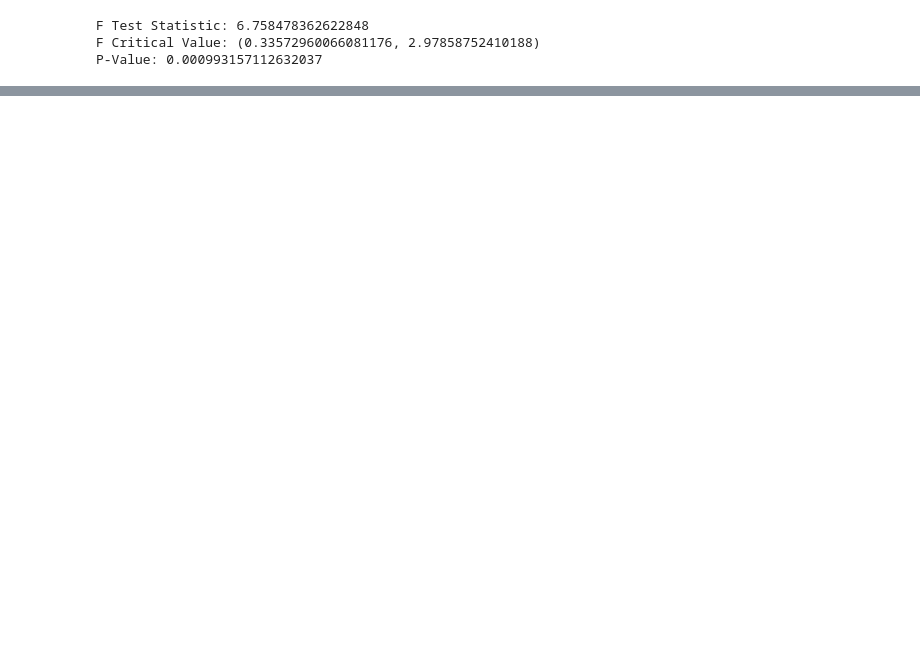
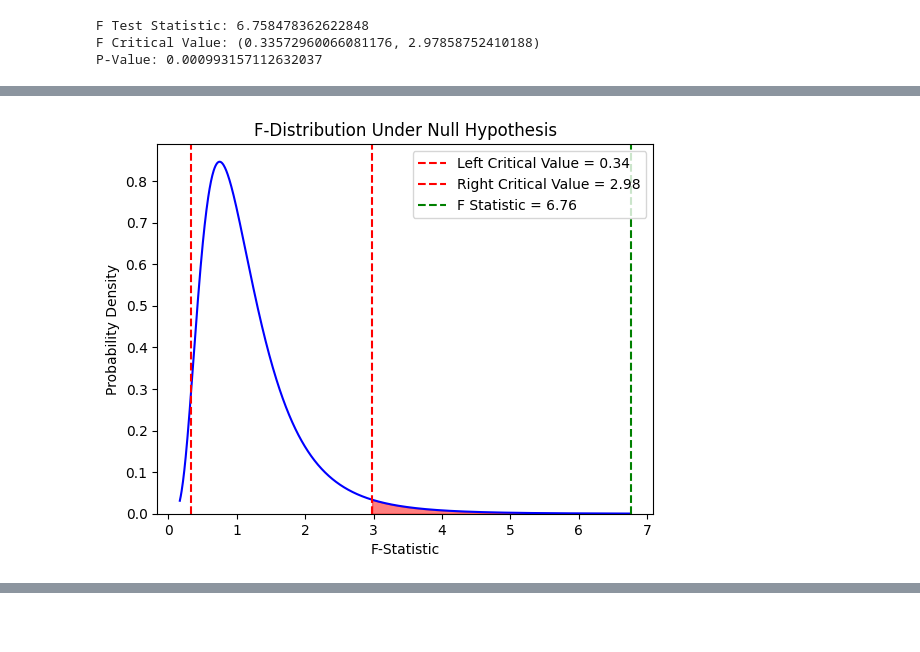
Before and after one commit to Caveexplorer/cdc_api_project, a Jupyter notebook: cdc_eda.ipynb, the cells around one changed output, grey strips where cells are left out. Cells and saved outputs as stored; diff of their text form; code cells hidden in the pictures; blank space fills up the shorter version.

```diff
--- a/cdc_eda.ipynb
+++ b/cdc_eda.ipynb
@@ -180,10 +272,10 @@ for i, race in enumerate(races):
     ax = axs[i // cols, i % cols]
 
     sample = df[df['race'] == race]['death_rate'] # sample constitutes the race being KS tested through each iteration
-    # z_sample = (sample - sample.mean()) / sample.std() # need to change to standard normal distribution
+    rand_norm = np.random.normal(loc = sample.mean(), scale = sample.std(), size = 1000) # draw random sample from the normal distribution with sample's statistics to compare in ks test
 
-    # Perform the K-S test against a normal distribution. At this point the test is done, the rest is for visualization purposes
-    d, p_value = stats.kstest(sample, 'norm')
+    # Perform the K-S test against the normal distribution. At this point the test is done, the rest is for visualization purposes
+    d, p_value = stats.kstest(sample, rand_norm)
 
     # Assemble sample CDFs
     x = np.sort(sample) # Need sorted data for CDF
@@ -197,7 +289,7 @@ for i, race in enumerate(races):
     ax.plot(x, y, label='Empirical CDF')
     ax.plot(x_theoretical, y_theoretical, label='Theoretical CDF')
     ax.set_title(f'''{race}
-                 K-S test: D={d:.4f}, p-value={p_value:.4f}''')
+                 K-S test: D={d:.4f}, p-value={p_value / 2:.4f}''')
     ax.legend()
     # Set labels for x and y axes
     ax.set_xlabel('Death Rate as Percentage')
@@ -373,0 +360,32 @@ Seeing how each race's death rate varies over time clarifies the combined racial
+# %%
+# Generate x values
+x = np.linspace(stats.f.ppf(0.001, dof, dof), max(stats.f.ppf(0.999, dof, dof), f_test_stat), 1000)
+
+# Generate F-distribution y values
+y = stats.f.pdf(x, dof, dof)
+
+# Plot F-distribution
+plt.plot(x, y, 'b')
+# Adjust y-axis limits
+plt.ylim(bottom=0)
+
+# Plot critical value
+plt.axvline(f_critical_1, color='r', linestyle='dashed', linewidth=1.5, label=f'Left Critical Value = {f_critical_1:.2f}')
+plt.axvline(f_critical_2, color='r', linestyle='dashed', linewidth=1.5, label=f'Right Critical Value = {f_critical_2:.2f}')
+
+# Shade the area beyond the critical value
+x_fill = np.linspace(f_critical_2, max(x), 1000)
+y_fill = stats.f.pdf(x_fill, dof, dof)
+plt.fill_between(x_fill, 0, y_fill, color='r', alpha=0.5)
+
+# Plot F statistic
+plt.axvline(f_test_stat, color='g', linestyle='dashed', linewidth=1.5, label=f'F Statistic = {f_test_stat:.2f}')
+
+plt.title("F-Distribution Under Null Hypothesis")
+plt.xlabel("F-Statistic")
+plt.ylabel("Probability Density")
+plt.legend()
+
+plt.show()
+# %% [output]
+[figure, added]
```
Also changed, not shown: parts of 37 cells of this notebook.
